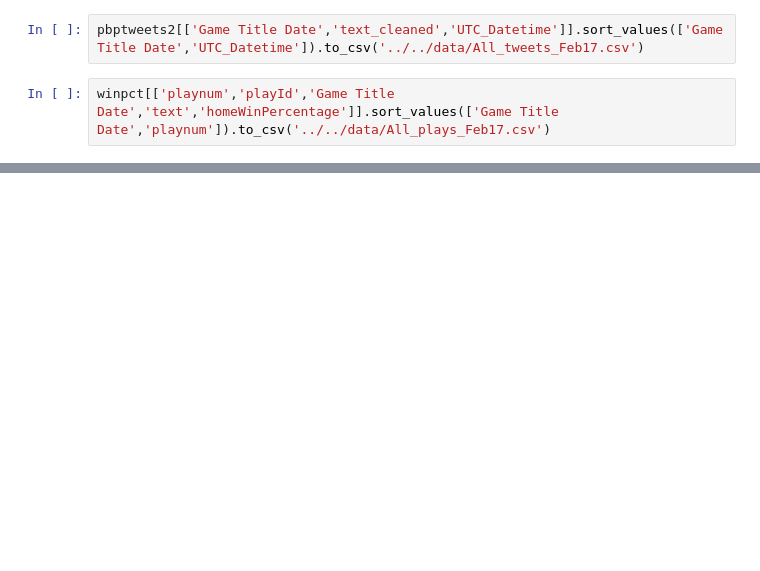
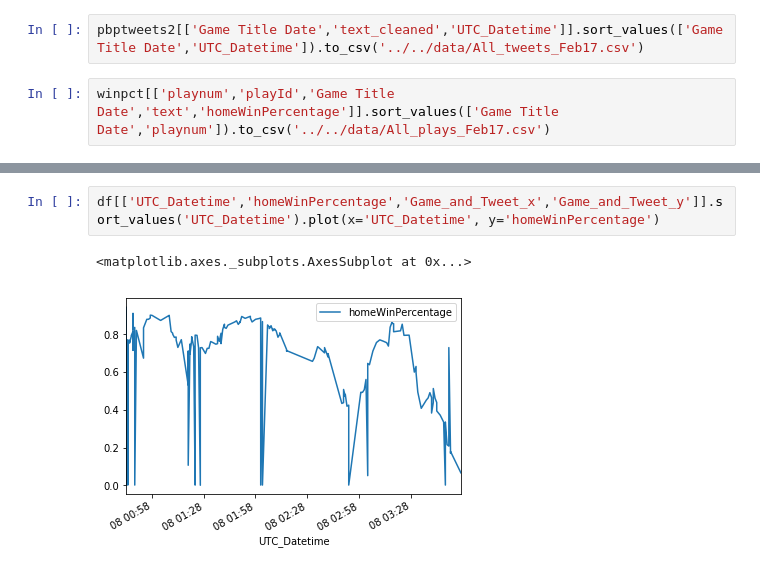
Before and after one commit to chadharness-mids/w266_final_project_merged, a Jupyter notebook: notebooks/wrangling/Combine_Twitter_with_Plays-Take2.ipynb, the cells around one changed output, grey strips where cells are left out. Saved outputs shown, nothing was run; the diff lists cells and outputs as text; blank space fills up the shorter version.

```diff
--- a/notebooks/wrangling/Combine_Twitter_with_Plays-Take2.ipynb
+++ b/notebooks/wrangling/Combine_Twitter_with_Plays-Take2.ipynb
@@ -250,0 +318,5 @@ winpct[['playnum','playId','Game Title Date','text','homeWinPercentage']].sort_v
+# %%
+df[['UTC_Datetime','homeWinPercentage','Game_and_Tweet_x','Game_and_Tweet_y']].sort_values('UTC_Datetime').plot(x='UTC_Datetime', y='homeWinPercentage')
+# %% [output]
+<matplotlib.axes._subplots.AxesSubplot at 0x...>
+[figure, added]
```
Also changed, not shown: parts of 20 cells of this notebook, 2 other files.
